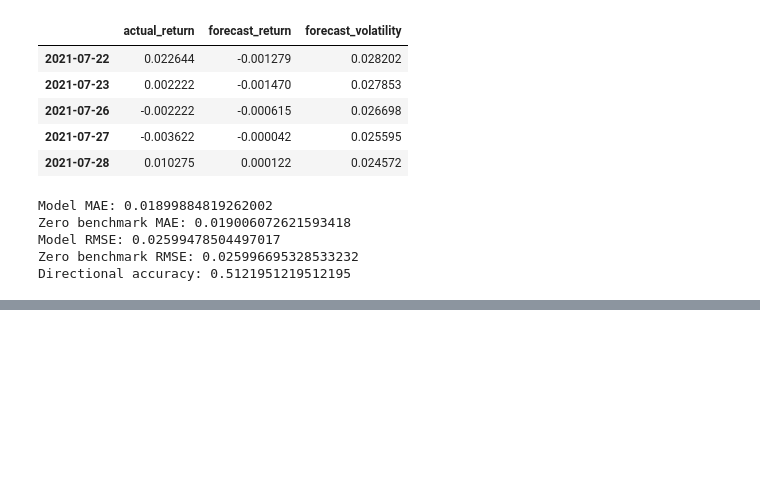
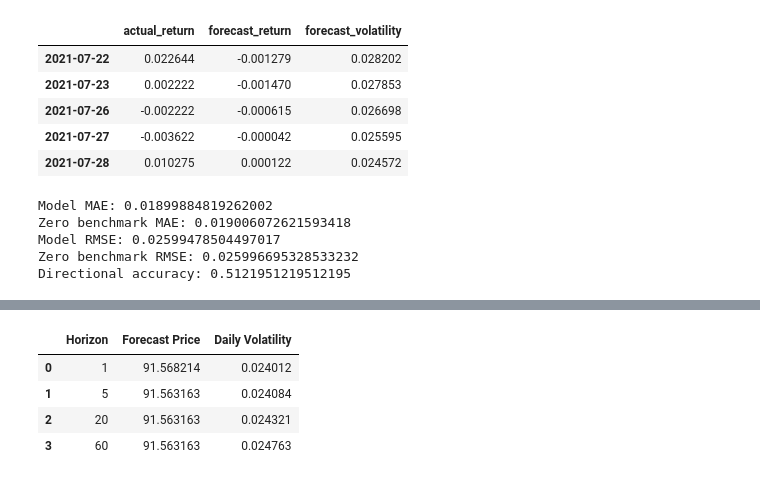
Before and after one commit to YYYJAA/OilForecastQF, a Jupyter notebook: gp_arma_garch.ipynb, the cells around one changed output, grey strips where cells are left out. Cells and saved outputs as stored; diff of their text form; code cells hidden in the pictures; blank space fills up the shorter version.

```diff
--- a/gp_arma_garch.ipynb
+++ b/gp_arma_garch.ipynb
@@ -606,0 +710,22 @@ Directional accuracy: 0.5121951219512195
+# %%
+forecast_horizons = [1, 5, 20, 60]
+
+latest_forecasts = pd.DataFrame({
+    "Horizon": forecast_horizons,
+    "Forecast Price": [
+        price_forecast.iloc[h-1]
+        for h in forecast_horizons
+    ],
+    "Daily Volatility": [
+        volatility_forecast[h-1]
+        for h in forecast_horizons
+    ]
+})
+
+latest_forecasts
+# %% [output]
+|  | Horizon | Forecast Price | Daily Volatility |
+| 0 | 1 | 91.568214 | 0.024012 |
+| 1 | 5 | 91.563163 | 0.024084 |
+| 2 | 20 | 91.563163 | 0.024321 |
+| 3 | 60 | 91.563163 | 0.024763 |
```
Also changed, not shown: parts of 13 cells of this notebook.
